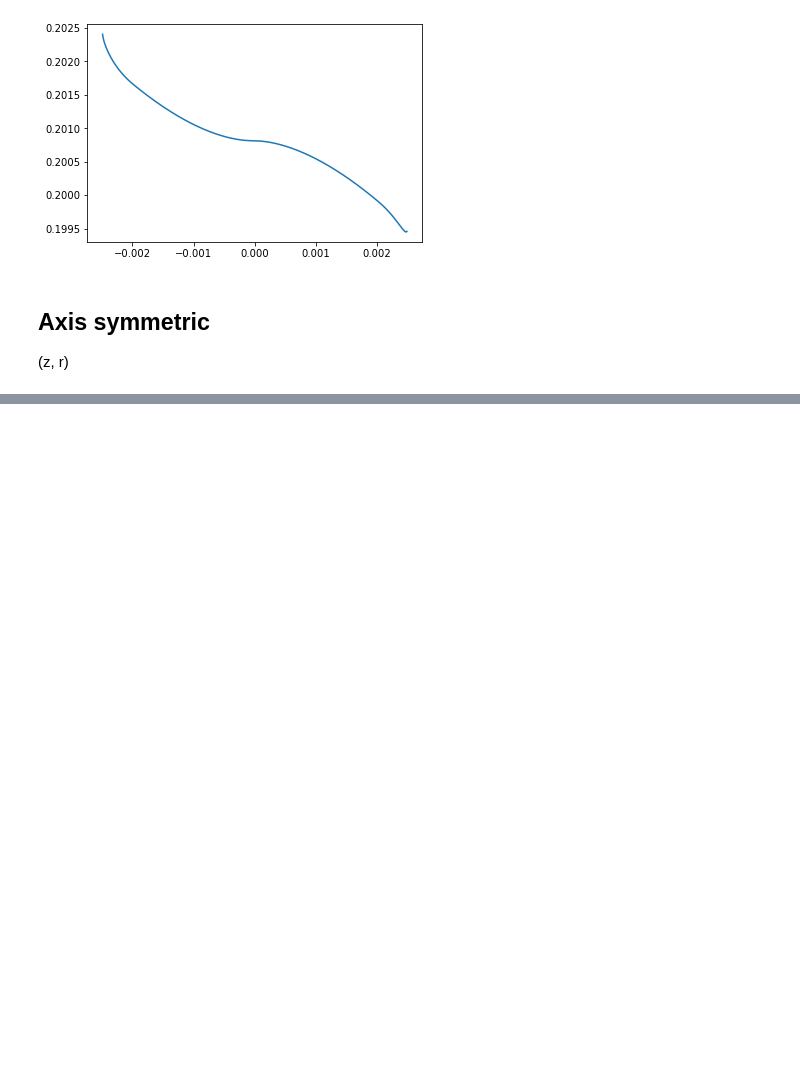
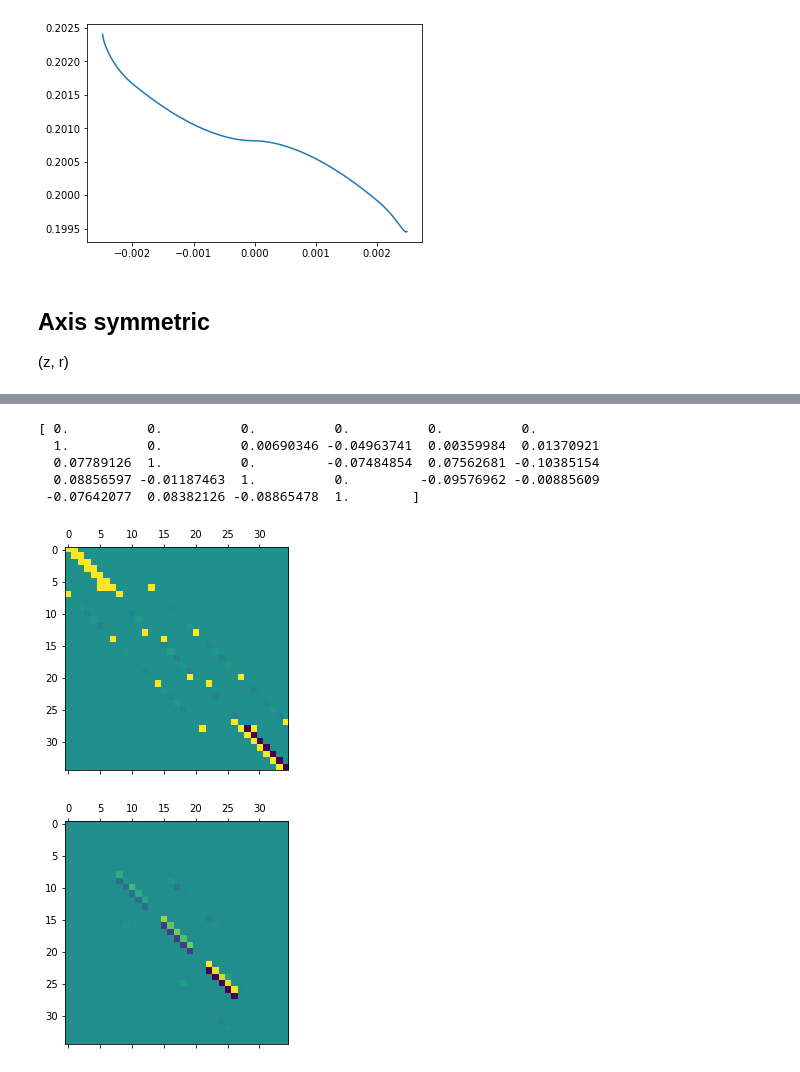
Before and after one commit to Toothpastefairy/comp_multphase_flow, a Jupyter notebook: bloodyguys.ipynb, the cells around one changed output, grey strips where cells are left out. Saved outputs shown, nothing was run; the diff lists cells and outputs as text; code cells hidden in the pictures; blank space fills up the shorter version.

Commit message:
simple

```diff
--- a/bloodyguys.ipynb
+++ b/bloodyguys.ipynb
@@ -397,0 +438,42 @@ print(velocity_r)
+# %%
+system_axis = reload_system_axis()
+# SIMPLE ALGORITHM
+relaxation_factor = 0.2
+epsilon = 1e-3
+error = 1
+
+# while error > epsilon:
+for i in range(1):
+
+#1.
+# initial guess for velocities, pressure
+    vel_old_z = velocity_z
+    vel_old_r = velocity_r
+    p_old = pressure
+#2.
+# solve the momentum equations using guesses
+    velocity_z = system_axis.solve_velocity_z(vel_old_z, vel_old_r, mu_fluid, pressure)
+    velocity_r = system_axis.solve_velocity_r(vel_old_z, vel_old_r, mu_fluid, pressure)
+#3.
+# solve pressure using velocity from momentum eq
+    pressure_corrector = system_axis.recalculate_pressure(velocity_z, velocity_r, mu_fluid)
+
+#4.
+# correct pressure and velocities
+    pressure = p_old + pressure_corrector * relaxation_factor
+    velocity_z, velocity_r = system_axis.velocity_corrections(
+        velocity_z, velocity_r, mu, pressure_corrector, 1 - relaxation_factor
+    )
+#5.
+# use new velocities and pressure in 2 iteratively
+
+#6.
+# do until converges and party
+# %% [output]
+[ 0.          0.          0.          0.          0.          0.
+  1.          0.          0.00690346 -0.04963741  0.00359984  0.01370921
+  0.07789126  1.          0.         -0.07484854  0.07562681 -0.10385154
+  0.08856597 -0.01187463  1.          0.         -0.09576962 -0.00885609
+ -0.07642077  0.08382126 -0.08865478  1.        ]
+[figure, added]
+[figure, added]
```
Also changed, not shown: parts of 5 cells of this notebook, 1 other file.
